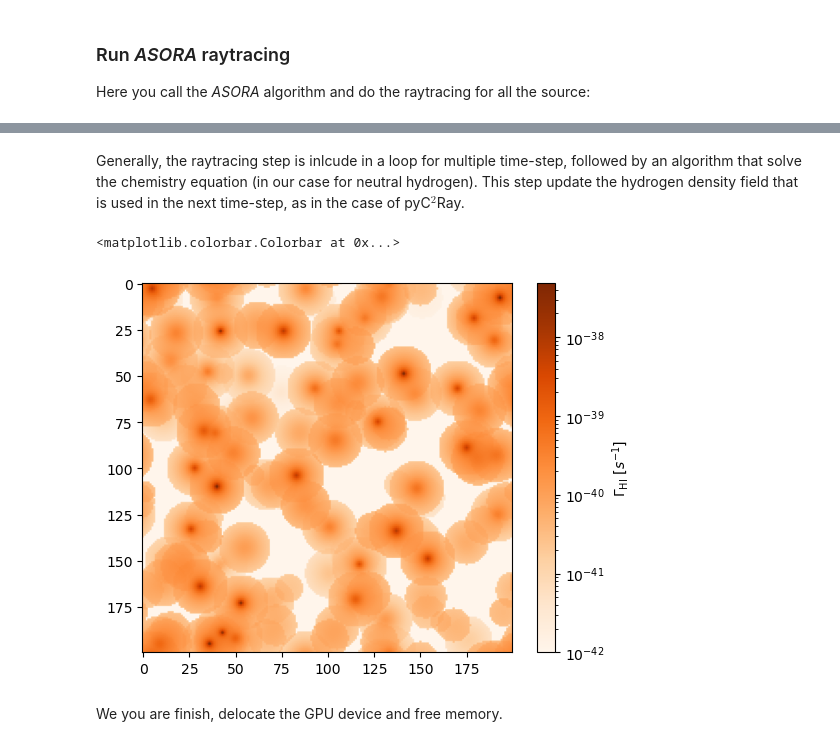
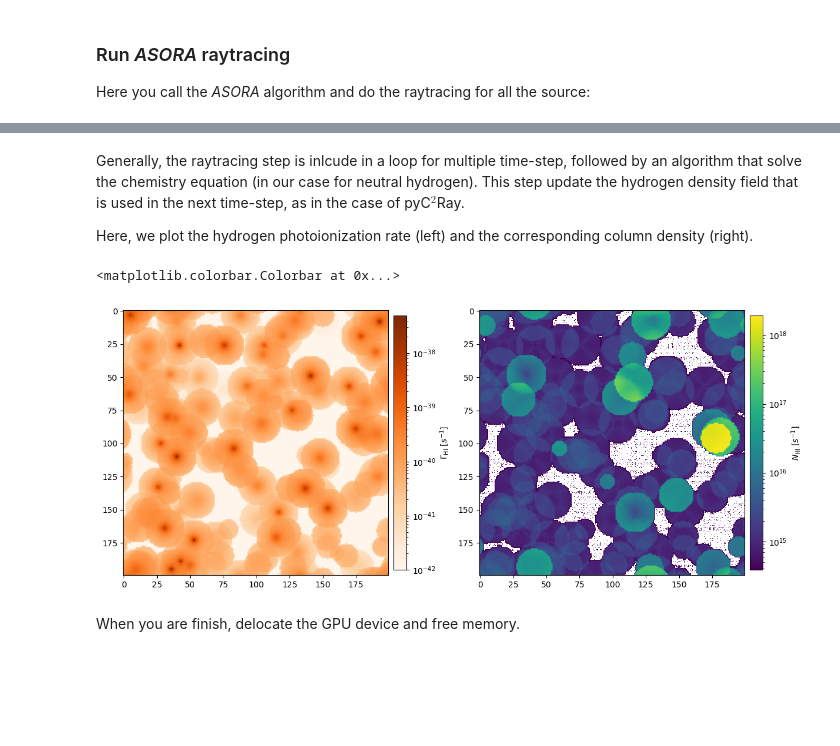
Before and after one commit to cosmic-reionization/pyC2Ray, a Jupyter notebook: docs/tutorials/asora_raytracing.ipynb, the cells around one changed output, grey strips where cells are left out. Saved outputs shown, nothing was run; the diff lists cells and outputs as text; code cells hidden in the pictures; blank space fills up the shorter version.

Commit message:
column density now is returned plus tutorials are ok now

```diff
--- a/docs/tutorials/asora_raytracing.ipynb
+++ b/docs/tutorials/asora_raytracing.ipynb
@@ -109,13 +108,21 @@ Wall time: 466 ms
 # %% [markdown]
 Generally, the raytracing step is inlcude in a loop for multiple time-step, followed by an algorithm that solve the chemistry equation (in our case for neutral hydrogen). This step update the hydrogen density field that is used in the next time-step, as in the case of pyC$^2$Ray.
+
+Here, we plot the hydrogen photoionization rate (left) and the corresponding column density (right).
 # %%
+fig, axs = plt.subplots(figsize=(12, 8), nrows=1, ncols=2, constrained_layout=True)
+
 phi = phi_ion.reshape(N,N,N)
-plt.imshow(phi[...,100]+1e-42, norm='log', cmap='Oranges')
-plt.colorbar(label=r'$\Gamma_\mathrm{HI}$ [$s^{-1}$]')
+im = axs[0].imshow(phi[...,100]+1e-42, norm='log', cmap='Oranges')
+plt.colorbar(im, ax=axs[0], label=r'$\Gamma_\mathrm{HI}$ [$s^{-1}$]', pad=0.02, fraction=0.048)
+
+coldensh = coldensh_out.reshape(N,N,N)
+im = axs[1].imshow(coldensh[...,100], norm='log', cmap='viridis')
+plt.colorbar(im, ax=axs[1], label=r'$N_\mathrm{HI}$ [$s^{-1}$]', pad=0.02, fraction=0.048)
 # %% [output]
 <matplotlib.colorbar.Colorbar at 0x...>
-[figure, old version]
+[figure, new version]
 # %% [markdown]
-We you are finish, delocate the GPU device and free memory.
+When you are finish, delocate the GPU device and free memory.
 # %%
 asora.device_close()
```
Also changed, not shown: parts of 2 cells of this notebook, 3 other files.
